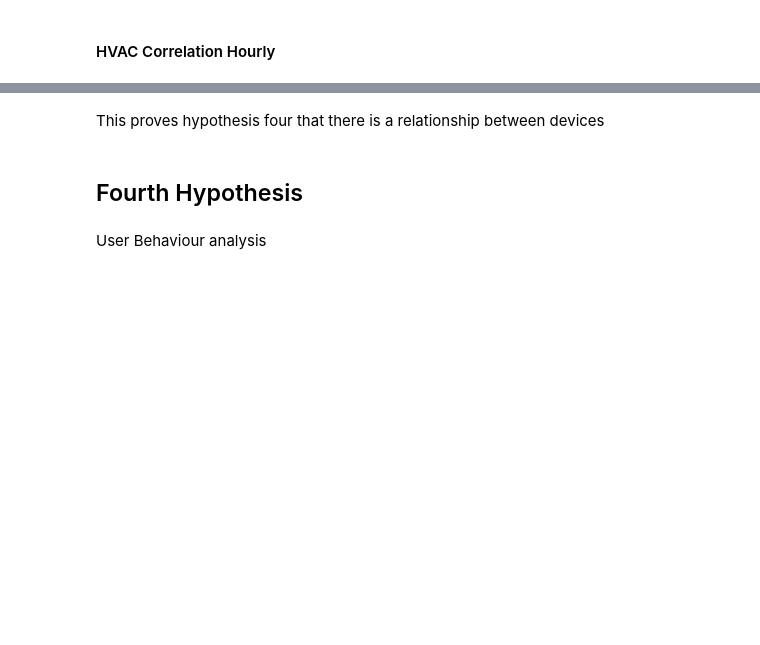
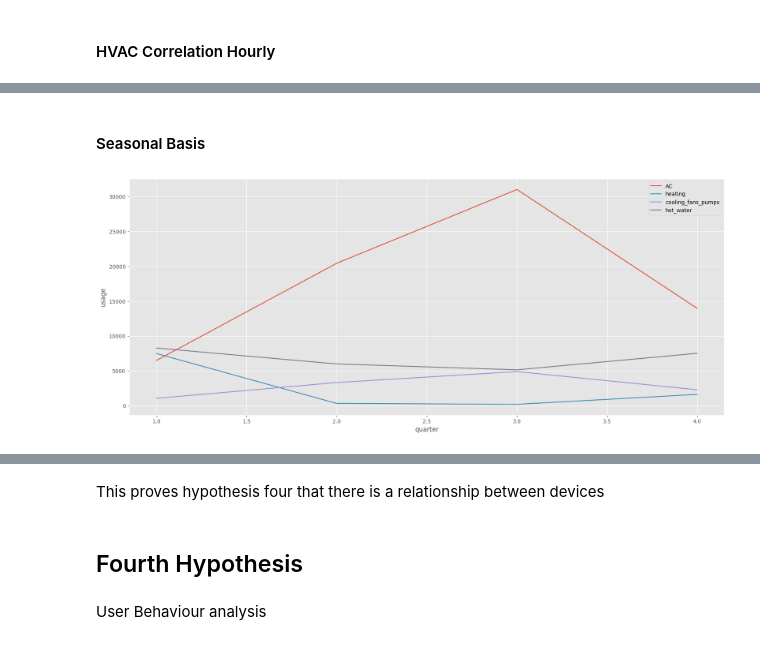
Before and after one commit to 1nuc/load-profile-decomposition, a Jupyter notebook: src/Customer_analysis/run.ipynb, the cells around one changed output, grey strips where cells are left out. Drawn from its saved outputs; the diff is of its cells as text; code cells hidden in the pictures; blank space fills up the shorter version.

```diff
--- a/src/Customer_analysis/run.ipynb
+++ b/src/Customer_analysis/run.ipynb
@@ -466,0 +466,8 @@ What can be observed from those visualizations is that AC correlates more with c
+# %% [markdown]
+#### Seasonal Basis
+# %%
+defined_columns=hvac_q.columns
+defined_columns.remove('quarter')
+vis.lineplot(hvac_q, 'quarter',defined_columns)
+# %% [output]
+[figure, added]
```
Also changed, not shown: parts of 16 cells of this notebook.
